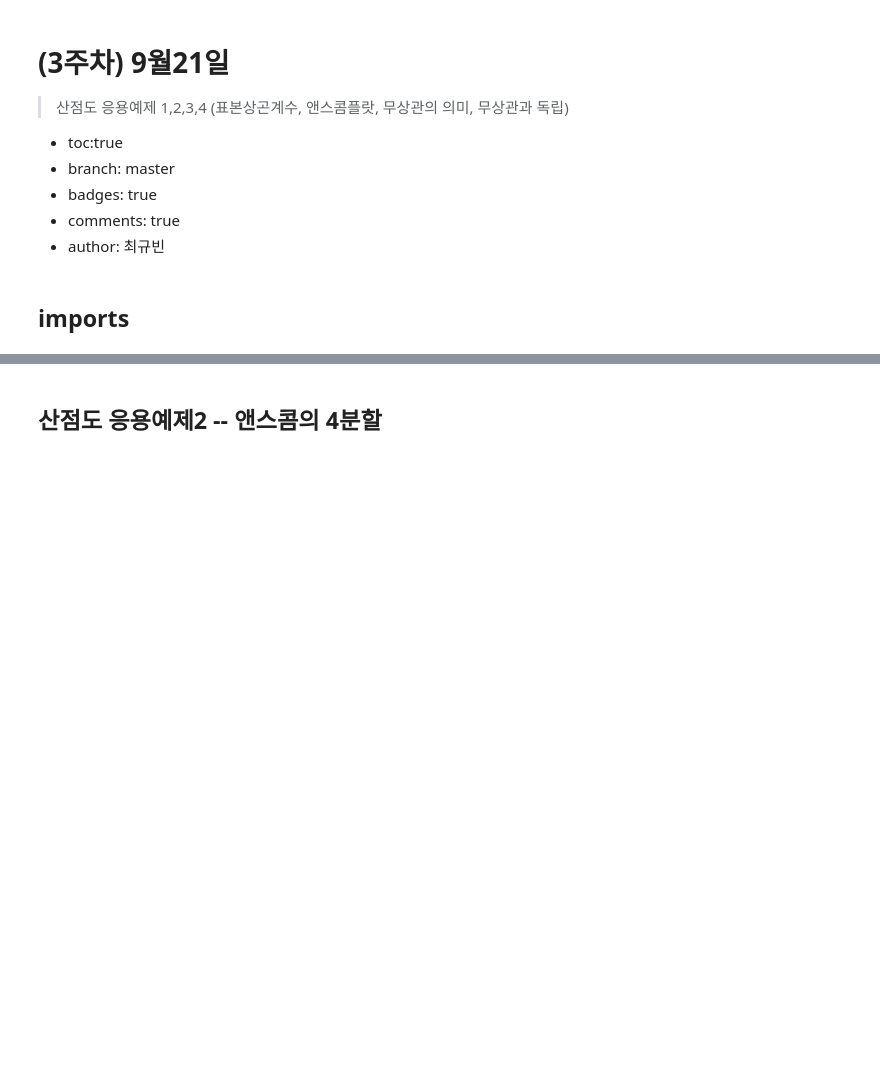
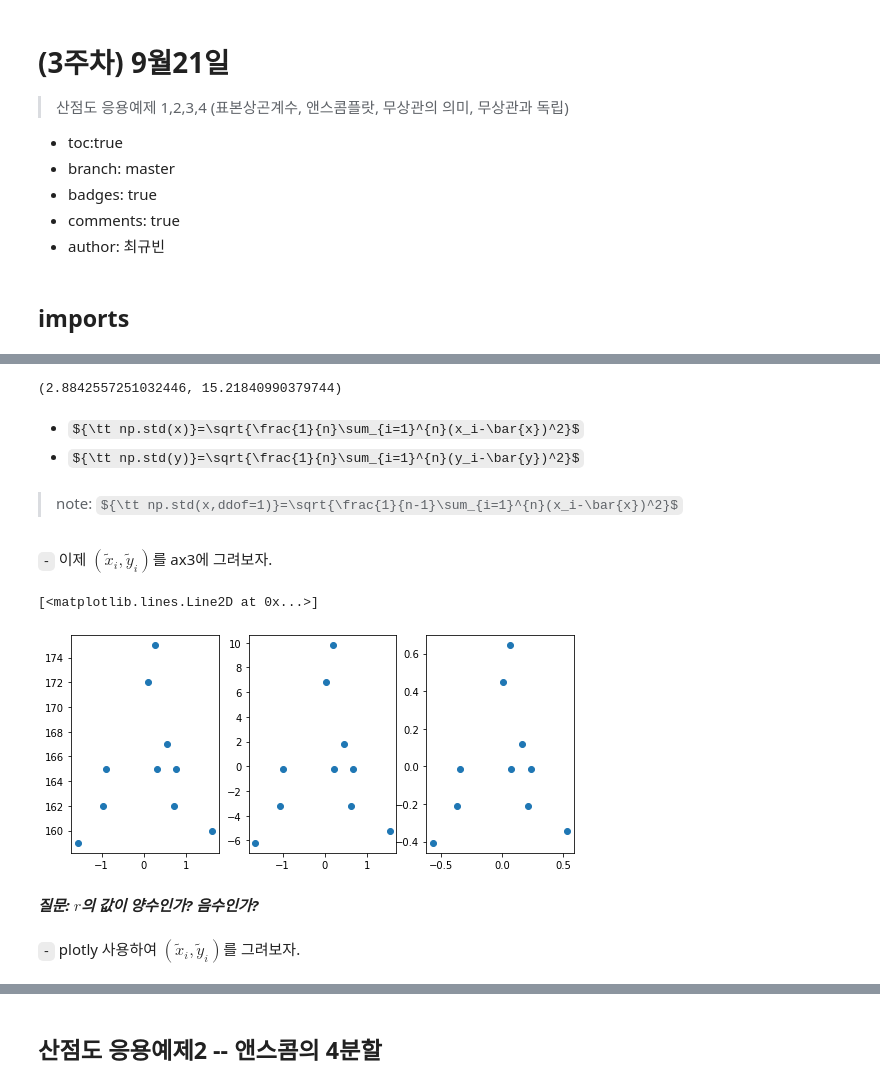
Before and after one commit to guebin/DV2022_backup, a Jupyter notebook: _notebooks/2022-09-21-(3주차) 9월21일.ipynb, the cells around one changed output, grey strips where cells are left out. Saved outputs shown, nothing was run; the diff lists cells and outputs as text; code cells hidden in the pictures; some formulas as TeX source; blank space fills up the shorter version.

```diff
--- a/_notebooks/2022-09-21-(3주차) 9월21일.ipynb
+++ b/_notebooks/2022-09-21-(3주차) 9월21일.ipynb
@@ -74,0 +112,26 @@ y2=x+np.random.normal(loc=0,scale=7.0,size=len(x))
+# %%
+n=len(x)
+np.sqrt(n)*np.std(x), np.sqrt(n)*np.std(y)
+# %% [output]
+(2.8842557251032446, 15.21840990379744)
+# %% [markdown]
+- ${\tt np.std(x)}=\sqrt{\frac{1}{n}\sum_{i=1}^{n}(x_i-\bar{x})^2}$
+- ${\tt np.std(y)}=\sqrt{\frac{1}{n}\sum_{i=1}^{n}(y_i-\bar{y})^2}$
+# %% [markdown]
+> note: ${\tt np.std(x,ddof=1)}=\sqrt{\frac{1}{n-1}\sum_{i=1}^{n}(x_i-\bar{x})^2}$
+# %% [markdown]
+`-` 이제 $(\tilde{x}_i,\tilde{y}_i)$를 ax3에 그려보자.
+# %%
+xx= (x-np.mean(x))/a
+yy= (y-np.mean(y))/b
+ax3.plot(xx,yy,'o')
+# %% [output]
+[<matplotlib.lines.Line2D at 0x...>]
+# %%
+fig
+# %% [output]
+[figure, added]
+# %% [markdown]
+***질문: $r$의 값이 양수인가? 음수인가?***
+# %% [markdown]
+`-` plotly 사용하여 $(\tilde{x}_i,\tilde{y}_i)$를 그려보자.
```
Also changed, not shown: parts of 99 cells of this notebook, 1 other file.
